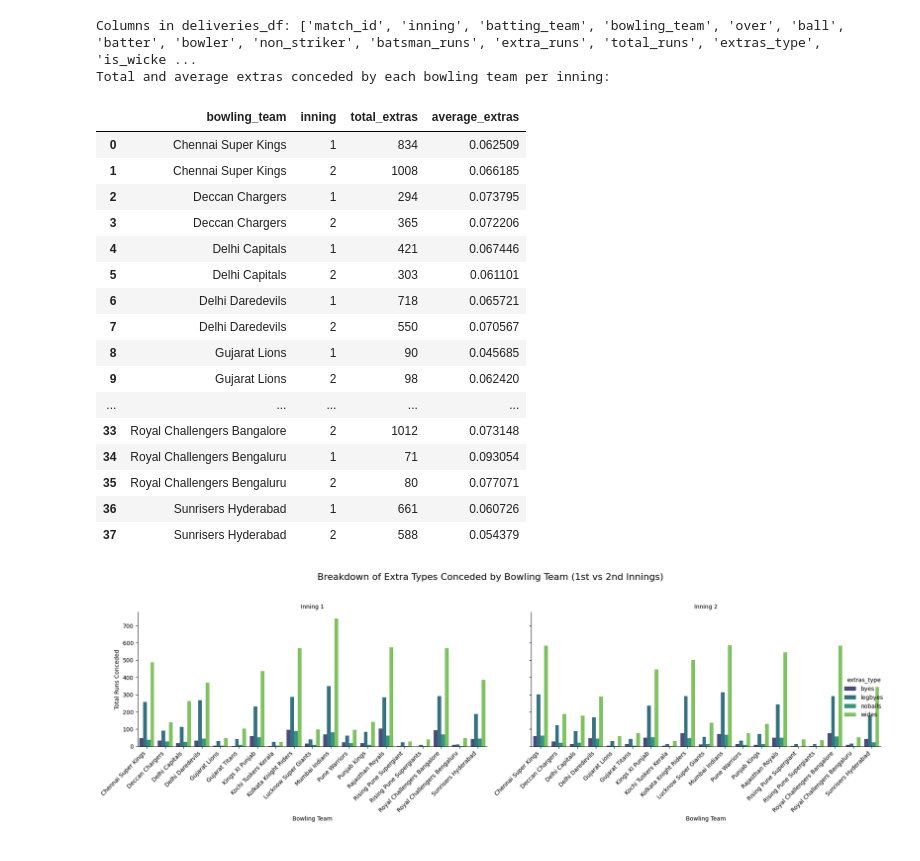
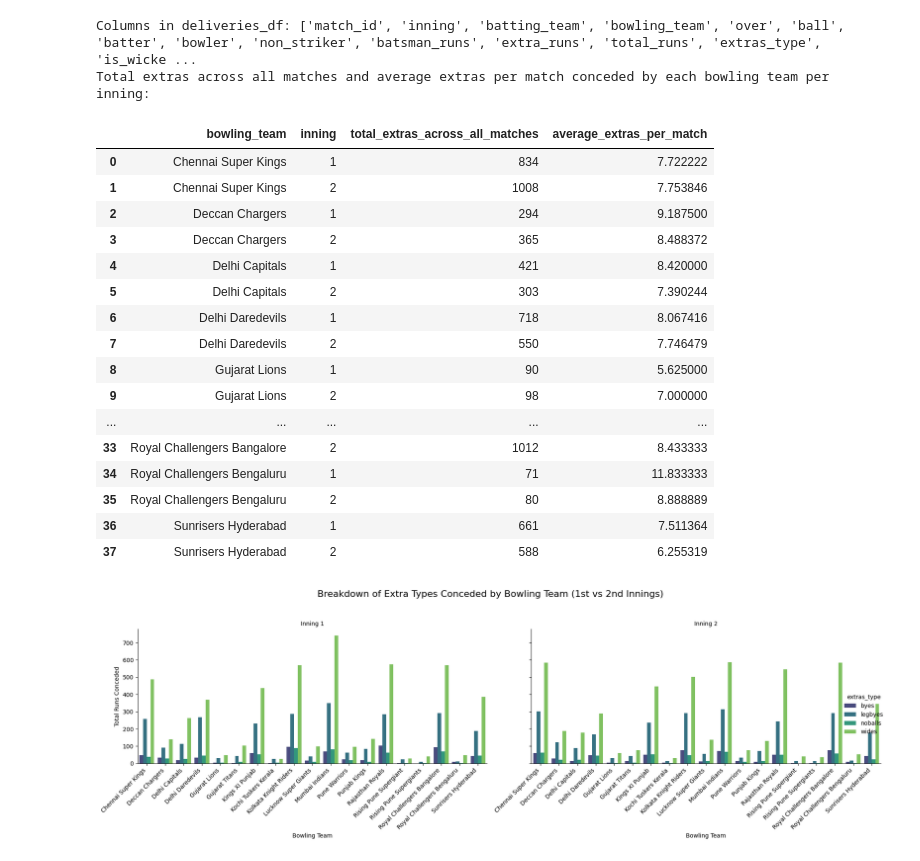
Before and after one commit to iiitl/EDA-IPL, a Jupyter notebook: notebooks/E7.ipynb, the cells around one changed output. Saved outputs shown, nothing was run; the diff lists cells and outputs as text; code cells hidden in the pictures.

Commit message:
updated E7.ipynb to calculate average extras per match

```diff
--- a/notebooks/E7.ipynb
+++ b/notebooks/E7.ipynb
@@ -1,50 +1,46 @@
 # %%
 import pandas as pd
 import matplotlib.pyplot as plt
 import seaborn as sns
 
 deliveries_df = pd.read_csv('/content/deliveries.csv')
 
 print("Columns in deliveries_df:", deliveries_df.columns.tolist())
 
-
 deliveries_df['extra_runs'] = deliveries_df['extra_runs'].fillna(0)
 
-
 deliveries_df['extras_type'] = deliveries_df['extras_type'].fillna('none')
-
 
 deliveries_df_filtered = deliveries_df[deliveries_df['inning'].isin([1, 2])].copy()
 
 
-deliveries_df_filtered['total_extras'] = deliveries_df_filtered['extra_runs']
+match_extras_by_team_inning = deliveries_df_filtered.groupby(['match_id', 'bowling_team', 'inning'])['extra_runs'].sum().reset_index()
 
-
-extras_summary = deliveries_df_filtered.groupby(['bowling_team', 'inning']).agg(
-    total_extras=('total_extras', 'sum'),
-    average_extras=('total_extras', 'mean')
+extras_summary = match_extras_by_team_inning.groupby(['bowling_team', 'inning']).agg(
+    total_extras_across_all_matches=('extra_runs', 'sum'),
+    average_extras_per_match=('extra_runs', 'mean')
 ).reset_index()
 
-print("Total and average extras conceded by each bowling team per inning:")
+print("Total extras across all matches and average extras per match conceded by each bowling team per inning:")
 display(extras_summary)
 # %% [output]
 Columns in deliveries_df: ['match_id', 'inning', 'batting_team', 'bowling_team', 'over', 'ball', 'batter', 'bowler', 'non_striker', 'batsman_runs', 'extra_runs', 'total_runs', 'extras_type', 'is_wicke ...
-Total and average extras conceded by each bowling team per inning:
+Total extras across all matches and average extras per match conceded by each bowling team per inning:
-|  | bowling_team | inning | total_extras | average_extras |
-| 0 | Chennai Super Kings | 1 | 834 | 0.062509 |
-| 1 | Chennai Super Kings | 2 | 1008 | 0.066185 |
-| 2 | Deccan Chargers | 1 | 294 | 0.073795 |
-| 3 | Deccan Chargers | 2 | 365 | 0.072206 |
-| 4 | Delhi Capitals | 1 | 421 | 0.067446 |
-| 5 | Delhi Capitals | 2 | 303 | 0.061101 |
-| 6 | Delhi Daredevils | 1 | 718 | 0.065721 |
-| 7 | Delhi Daredevils | 2 | 550 | 0.070567 |
-| 8 | Gujarat Lions | 1 | 90 | 0.045685 |
-| 9 | Gujarat Lions | 2 | 98 | 0.062420 |
+|  | bowling_team | inning | total_extras_across_all_matches | average_extras_per_match |
+| 0 | Chennai Super Kings | 1 | 834 | 7.722222 |
+| 1 | Chennai Super Kings | 2 | 1008 | 7.753846 |
+| 2 | Deccan Chargers | 1 | 294 | 9.187500 |
+| 3 | Deccan Chargers | 2 | 365 | 8.488372 |
+| 4 | Delhi Capitals | 1 | 421 | 8.420000 |
+| 5 | Delhi Capitals | 2 | 303 | 7.390244 |
+| 6 | Delhi Daredevils | 1 | 718 | 8.067416 |
+| 7 | Delhi Daredevils | 2 | 550 | 7.746479 |
+| 8 | Gujarat Lions | 1 | 90 | 5.625000 |
+| 9 | Gujarat Lions | 2 | 98 | 7.000000 |
 | ... | ... | ... | ... | ... |
-| 33 | Royal Challengers Bangalore | 2 | 1012 | 0.073148 |
-| 34 | Royal Challengers Bengaluru | 1 | 71 | 0.093054 |
-| 35 | Royal Challengers Bengaluru | 2 | 80 | 0.077071 |
-| 36 | Sunrisers Hyderabad | 1 | 661 | 0.060726 |
-| 37 | Sunrisers Hyderabad | 2 | 588 | 0.054379 |
+| 33 | Royal Challengers Bangalore | 2 | 1012 | 8.433333 |
+| 34 | Royal Challengers Bengaluru | 1 | 71 | 11.833333 |
+| 35 | Royal Challengers Bengaluru | 2 | 80 | 8.888889 |
+| 36 | Sunrisers Hyderabad | 1 | 661 | 7.511364 |
+| 37 | Sunrisers Hyderabad | 2 | 588 | 6.255319 |
 # %%
```
Also changed, not shown: parts of 1 cell of this notebook, 1 other file.
